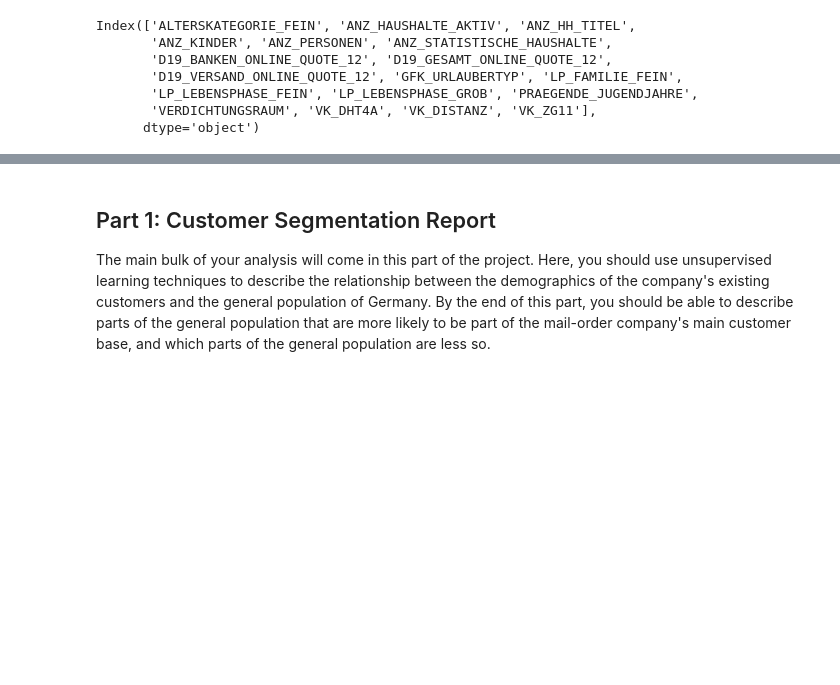
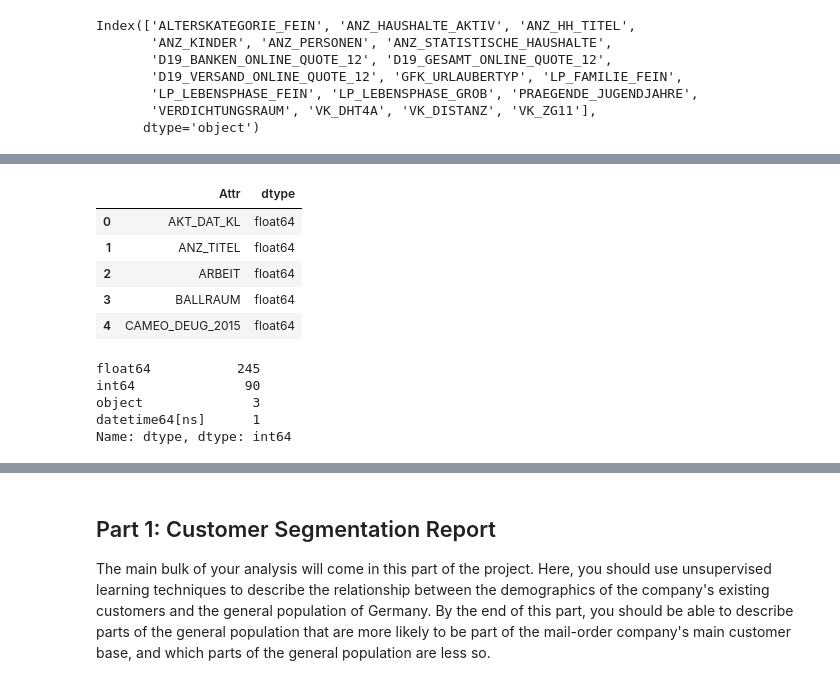
Before and after one commit to willacya/Bertelsmann-Arvato-Project, a Jupyter notebook: Arvato Project Workbook.ipynb, the cells around one changed output, grey strips where cells are left out. Cells and saved outputs as stored; diff of their text form; code cells hidden in the pictures; blank space fills up the shorter version.

```diff
--- a/Arvato Project Workbook.ipynb
+++ b/Arvato Project Workbook.ipynb
@@ -438,0 +433,19 @@ dtype('int64')
+# %%
+attr_types = pd.DataFrame({'Attr':attribute,
+                           'dtype':data_type})
+attr_types.head()
+# %% [output]
+|  | Attr | dtype |
+| 0 | AKT_DAT_KL | float64 |
+| 1 | ANZ_TITEL | float64 |
+| 2 | ARBEIT | float64 |
+| 3 | BALLRAUM | float64 |
+| 4 | CAMEO_DEUG_2015 | float64 |
+# %%
+attr_types.dtype.value_counts()
+# %% [output]
+float64           245
+int64              90
+object              3
+datetime64[ns]      1
+Name: dtype, dtype: int64
```
Also changed, not shown: parts of 15 cells of this notebook.
